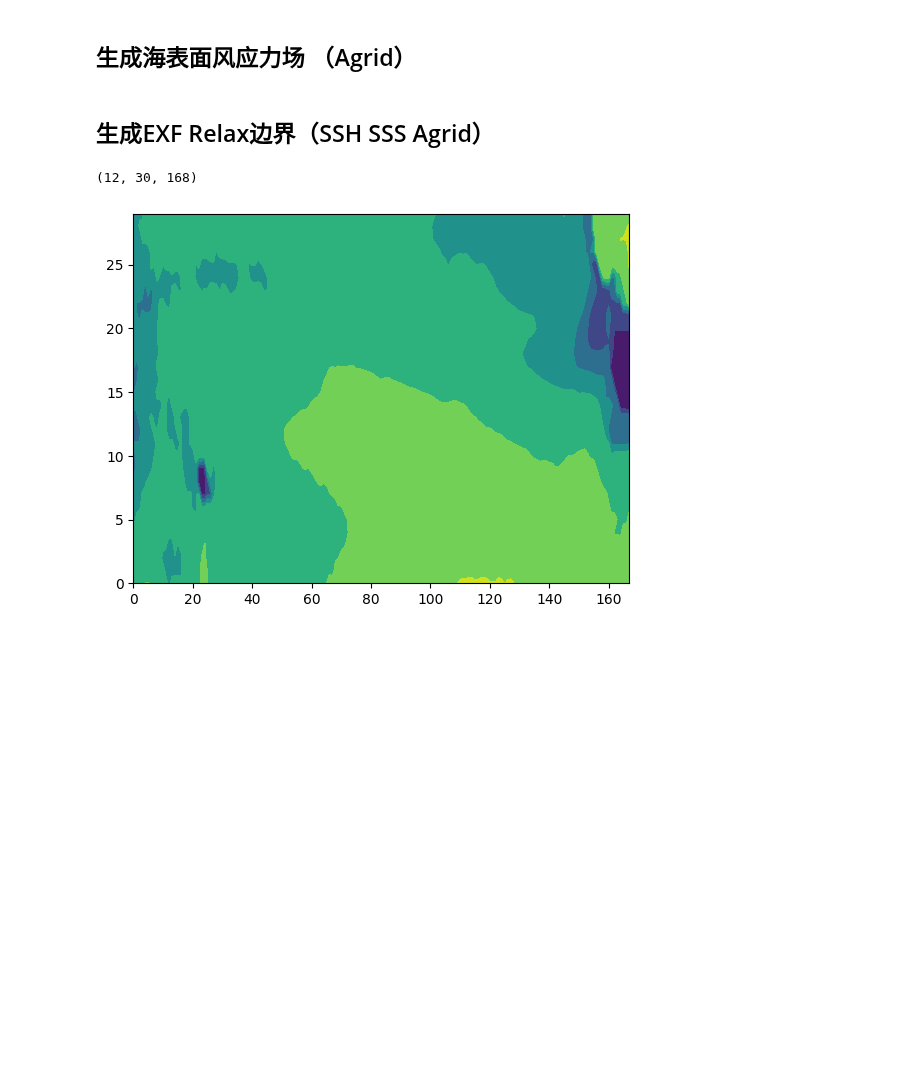
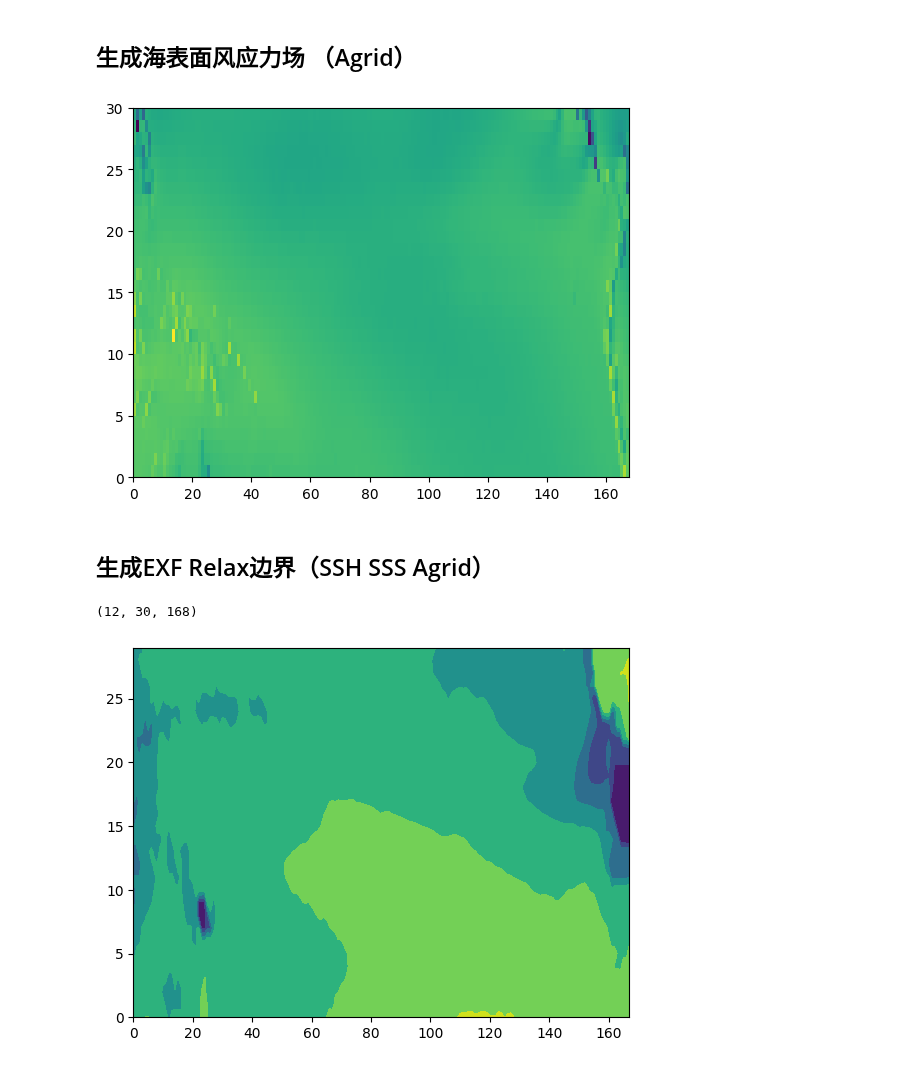
Before and after one commit to FattyZH/eqp-dlfv-mitgcm-era5, a Jupyter notebook: script/gendata_Hydrog.ipynb, the cells around one changed output. Saved outputs shown, nothing was run; the diff lists cells and outputs as text; code cells hidden in the pictures; blank space fills up the shorter version.

```diff
--- a/script/gendata_Hydrog.ipynb
+++ b/script/gendata_Hydrog.ipynb
@@ -36,21 +36,25 @@ winc = dx*4
 # %%
 isclim = True
 yrs = 10
 ds = xr.open_dataset(fwind)
 
 nt = ds['valid_time']
 taux = ds['ewss'][:12*yrs].loc[:,y0:y1:-1*winc,x0:x1:winc]
 tauy = ds['nsss'][:12*yrs].loc[:,y0:y1:-1*winc,x0:x1:winc]
 
 taux = taux.values/86400  # era5提供的风应力是一天的积分，需要除以86400转换为风应力
 tauy = tauy.values/86400  # 同上
 if isclim:
     taux = taux.reshape(-1,12,ny,nx).mean(0)
     tauy = tauy.reshape(-1,12,ny,nx).mean(0)
-
+# taux[:,[0,-1],:] = 0
+# tauy[:,[0,-1],:] = 0
+plt.pcolormesh(taux[0])
 # 保存为MITgcm驱动所需的二进制文件
 writebin(opath+'taux.bin',taux)
 writebin(opath+'tauy.bin',tauy)
+# %% [output]
+[figure, added]
 # %% [markdown]
 ## 生成EXF Relax边界（SSH SSS Agrid）
 # %%
```
Also changed, not shown: parts of 2 cells of this notebook, 6 other files.
